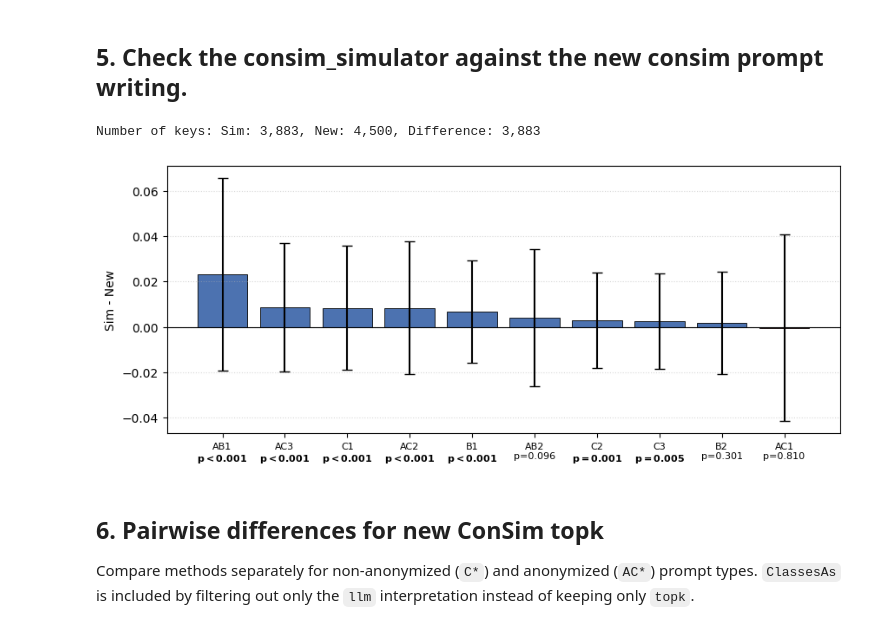
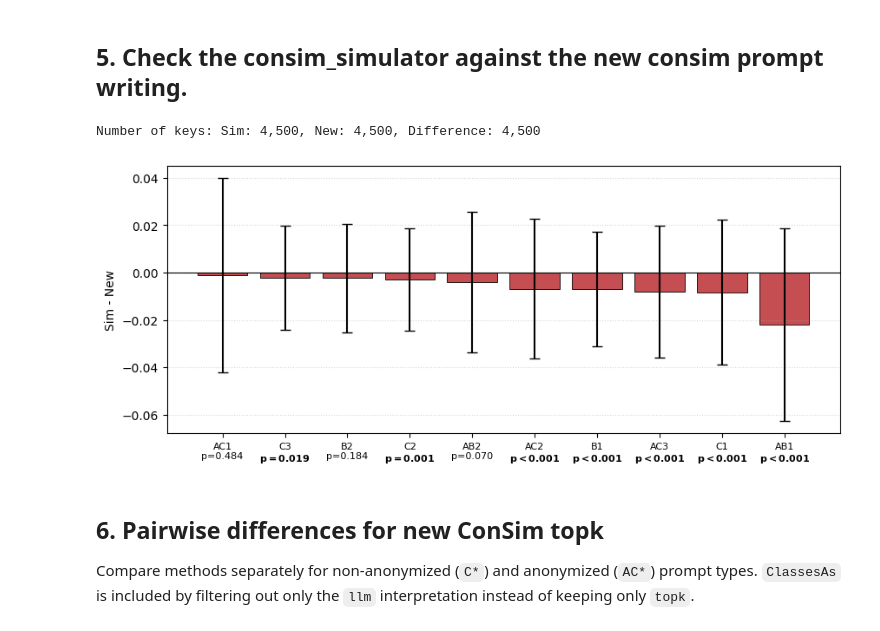
Before and after one commit to AntoninPoche/simulatability_shortcut, a Jupyter notebook: notebooks/4_compare_consim.ipynb, the cells around one changed output. Saved outputs shown, nothing was run; the diff lists cells and outputs as text; code cells hidden in the pictures.

```diff
--- a/notebooks/4_compare_consim.ipynb
+++ b/notebooks/4_compare_consim.ipynb
@@ -186,28 +186,28 @@ Number of keys: TopK: 3,600, LLM: 3,600, Difference: 3,600
 # %%
 new_df = filter_keep(df, keep={"specification": ["new_consim"]}, filters={"interpretation": ["llm"]}, drop_single_level=True)
 sim_df = filter_keep(df, keep={"specification": ["simulator_consim"]}, filters={"interpretation": ["llm"]}, drop_single_level=True)
 
 # sim - new
-differences = score_diff(sim_df, new_df)
+differences = score_diff(new_df, sim_df)
 print(f"Number of keys: Sim: {len(sim_df):,}, New: {len(new_df):,}, Difference: {len(differences):,}")
 
 fig, _ = plot_difference_bars(
     differences,
     comparison_col="prompt_type",
     ylabel=f"Sim - New",
 )
 fig.savefig(EXPORT_DIR / "sim_new_diff.pdf")
 # fig_panel, _ = panel_difference_bars(
 #     differences,
 #     panel_col="dataset",
 #     comparison_col="prompt_type",
 #     ylabel=f"Sim - New",
 # )
 # fig_panel.savefig(EXPORT_DIR / "sim_new_diff_datasets.pdf")
 plt.show()
 # %% [output]
-Number of keys: Sim: 3,883, New: 4,500, Difference: 3,883
+Number of keys: Sim: 4,500, New: 4,500, Difference: 4,500
-[figure, old version]
+[figure, new version]
 # %% [markdown]
 ## 6. Pairwise differences for new ConSim topk
 
```
Also changed, not shown: parts of 1 cell of this notebook.
